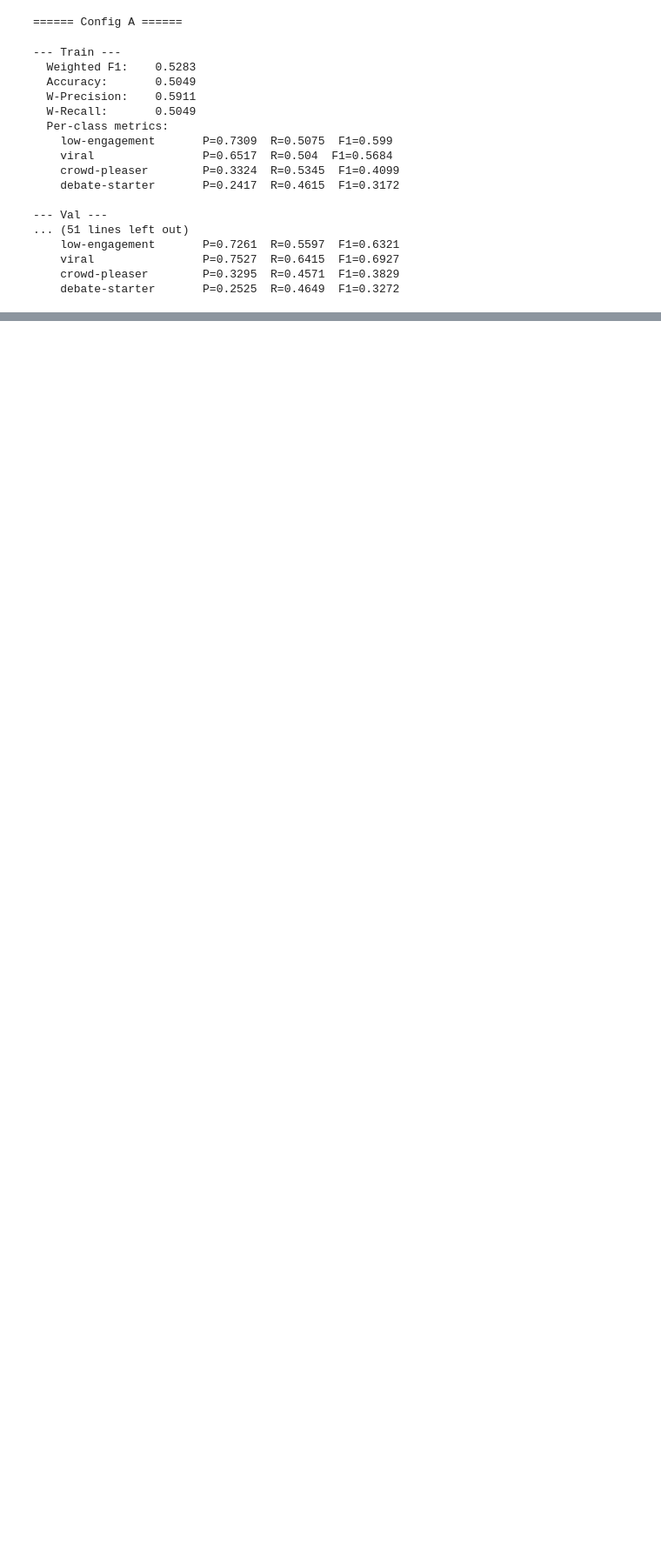
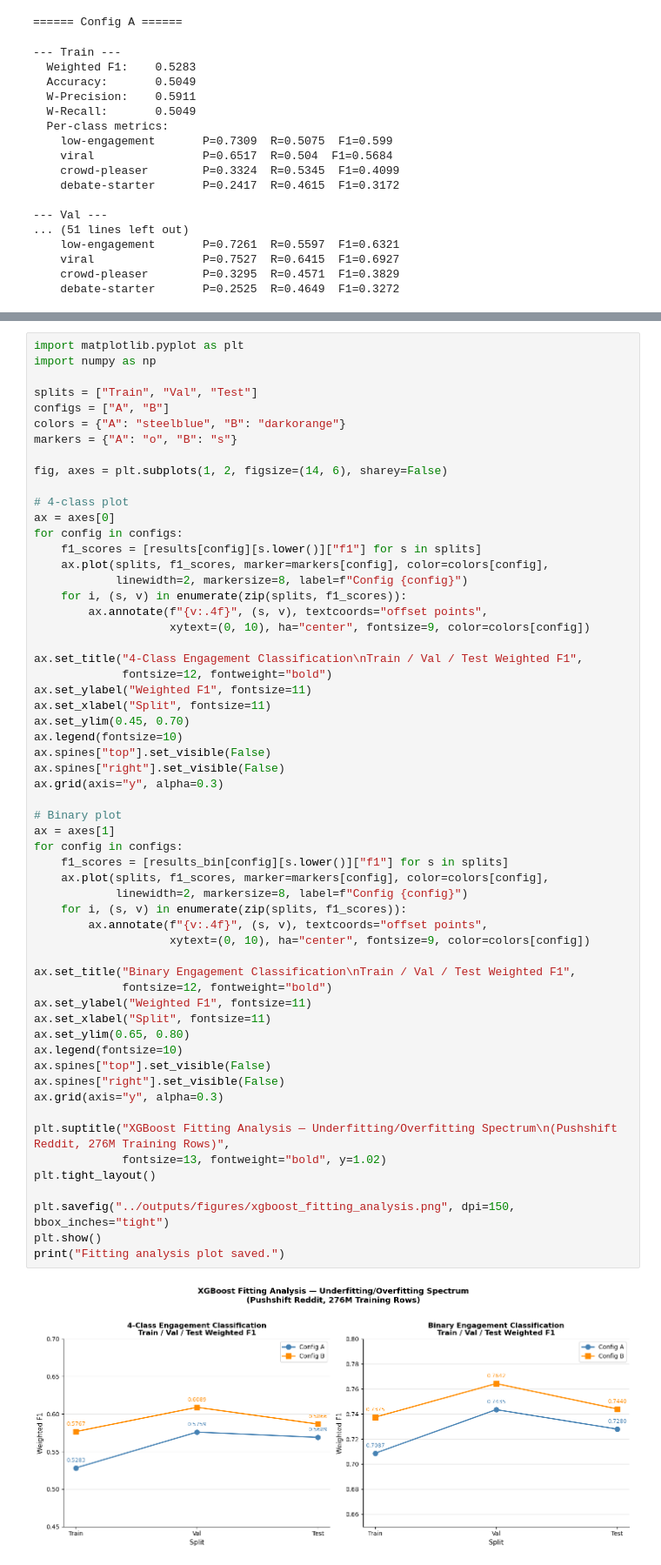
Before and after one commit to eugenefkim/reddit-engagement-classifier, a Jupyter notebook: notebooks/Milestone3_Pushshift.ipynb, the cells around one changed output, grey strips where cells are left out. Shown at 87% size. Saved outputs shown, nothing was run; the diff lists cells and outputs as text; blank space fills up the shorter version.

```diff
--- a/notebooks/Milestone3_Pushshift.ipynb
+++ b/notebooks/Milestone3_Pushshift.ipynb
@@ -1633,0 +2200,60 @@ for name, model in [("A", model_A), ("B", model_B)]:
+# %%
+import matplotlib.pyplot as plt
+import numpy as np
+
+splits = ["Train", "Val", "Test"]
+configs = ["A", "B"]
+colors = {"A": "steelblue", "B": "darkorange"}
+markers = {"A": "o", "B": "s"}
+
+fig, axes = plt.subplots(1, 2, figsize=(14, 6), sharey=False)
+
+# 4-class plot
+ax = axes[0]
+for config in configs:
+    f1_scores = [results[config][s.lower()]["f1"] for s in splits]
+    ax.plot(splits, f1_scores, marker=markers[config], color=colors[config],
+            linewidth=2, markersize=8, label=f"Config {config}")
+    for i, (s, v) in enumerate(zip(splits, f1_scores)):
+        ax.annotate(f"{v:.4f}", (s, v), textcoords="offset points",
+                    xytext=(0, 10), ha="center", fontsize=9, color=colors[config])
+
+ax.set_title("4-Class Engagement Classification\nTrain / Val / Test Weighted F1",
+             fontsize=12, fontweight="bold")
+ax.set_ylabel("Weighted F1", fontsize=11)
+ax.set_xlabel("Split", fontsize=11)
+ax.set_ylim(0.45, 0.70)
+ax.legend(fontsize=10)
+ax.spines["top"].set_visible(False)
+ax.spines["right"].set_visible(False)
+ax.grid(axis="y", alpha=0.3)
+
+# Binary plot
+ax = axes[1]
+for config in configs:
+    f1_scores = [results_bin[config][s.lower()]["f1"] for s in splits]
+    ax.plot(splits, f1_scores, marker=markers[config], color=colors[config],
+            linewidth=2, markersize=8, label=f"Config {config}")
+    for i, (s, v) in enumerate(zip(splits, f1_scores)):
+        ax.annotate(f"{v:.4f}", (s, v), textcoords="offset points",
+                    xytext=(0, 10), ha="center", fontsize=9, color=colors[config])
+
+ax.set_title("Binary Engagement Classification\nTrain / Val / Test Weighted F1",
+             fontsize=12, fontweight="bold")
+ax.set_ylabel("Weighted F1", fontsize=11)
+ax.set_xlabel("Split", fontsize=11)
+ax.set_ylim(0.65, 0.80)
+ax.legend(fontsize=10)
+ax.spines["top"].set_visible(False)
+ax.spines["right"].set_visible(False)
+ax.grid(axis="y", alpha=0.3)
+
+plt.suptitle("XGBoost Fitting Analysis — Underfitting/Overfitting Spectrum\n(Pushshift Reddit, 276M Training Rows)",
+             fontsize=13, fontweight="bold", y=1.02)
+plt.tight_layout()
+
+plt.savefig("../outputs/figures/xgboost_fitting_analysis.png", dpi=150, bbox_inches="tight")
+plt.show()
+print("Fitting analysis plot saved.")
+# %% [output]
+[figure, added]
```
Also changed, not shown: parts of 35 cells of this notebook, 5 other files.
